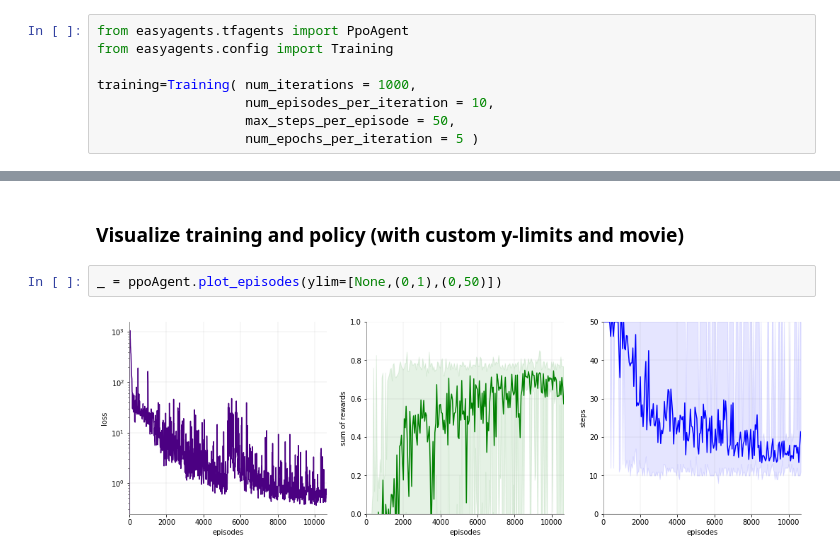
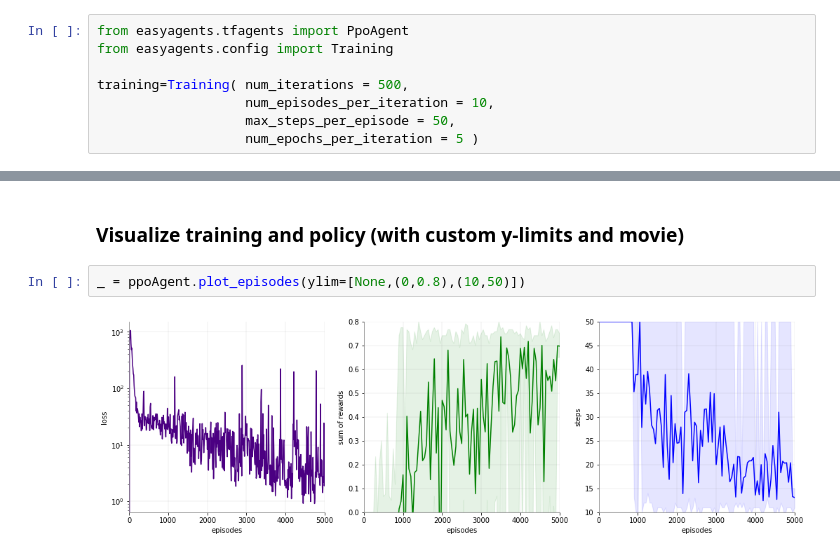
Before and after one commit to DJCordhose/ml-workshop, a Jupyter notebook: notebooks/rl/orso.ipynb, the cells around one changed output, grey strips where cells are left out. Cells and saved outputs as stored; diff of their text form.

```diff
--- a/notebooks/rl/orso.ipynb
+++ b/notebooks/rl/orso.ipynb
@@ -579,7 +574,7 @@ W0812 07:56:11.032063 139848844437376 ffmpeg.py:839] IMAGEIO FFMPEG_WRITER WARNI
 from easyagents.tfagents import PpoAgent
 from easyagents.config import Training
 
-training=Training( num_iterations = 1000,
+training=Training( num_iterations = 500,
                    num_episodes_per_iteration = 10,
                    max_steps_per_episode = 50,
                    num_epochs_per_iteration = 5 )
@@ -597,9 +610,9 @@ KeyboardInterrupt: ignored
 # %% [markdown]
 ### Visualize training and policy (with custom y-limits and movie)
 # %%
-_ = ppoAgent.plot_episodes(ylim=[None,(0,1),(0,50)])
+_ = ppoAgent.plot_episodes(ylim=[None,(0,0.8),(10,50)])
 # %% [output]
-[figure, old version]
+[figure, new version]
 # %%
 ppoAgent.render_episodes_to_jupyter(num_episodes=1, fps=1)
 # %% [output]
```
Also changed, not shown: parts of 15 cells of this notebook.
